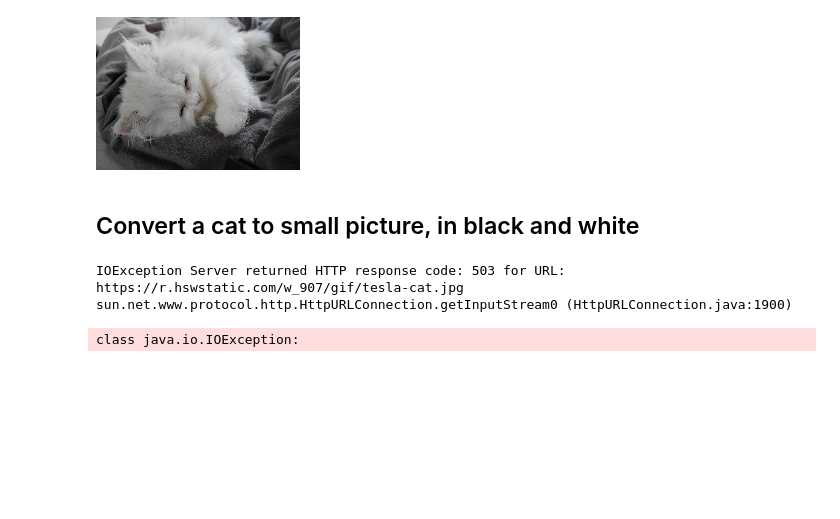
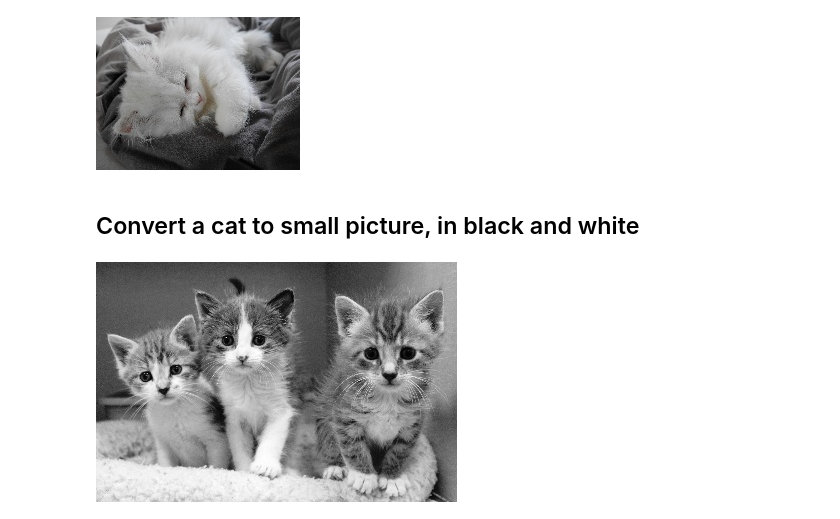
Before and after one commit to hellonico/origami-fun, a Jupyter notebook: jupyter/firstbook.ipynb, the cells around one changed output. Drawn from its saved outputs; the diff is of its cells as text; code cells hidden in the pictures; blank space fills up the shorter version.

```diff
--- a/jupyter/firstbook.ipynb
+++ b/jupyter/firstbook.ipynb
@@ -23,11 +24,10 @@ WARNING: repeat already refers to: #'clojure.core/repeat in namespace: wooden-wi
 # %% [markdown]
 ## Convert a cat to small picture, in black and white
 # %%
-(-> "https://r.hswstatic.com/w_907/gif/tesla-cat.jpg"
+(-> "https://raw.githubusercontent.com/hellonico/origami-fun/master/resources/3-kittens.jpg"
     u/mat-from-url
-    (u/resize-by 0.3)
+    (u/resize-by 0.2)
     (cvt-color! COLOR_RGB2GRAY)
     (u/>>>))
 # %% [output]
-IOException Server returned HTTP response code: 503 for URL: https://r.hswstatic.com/w_907/gif/tesla-cat.jpg  sun.net.www.protocol.http.HttpURLConnection.getInputStream0 (HttpURLConnection.java:1900)
-class java.io.IOException:
+[figure, added]
```
Also changed, not shown: parts of 1 cell of this notebook, 1 other file.
